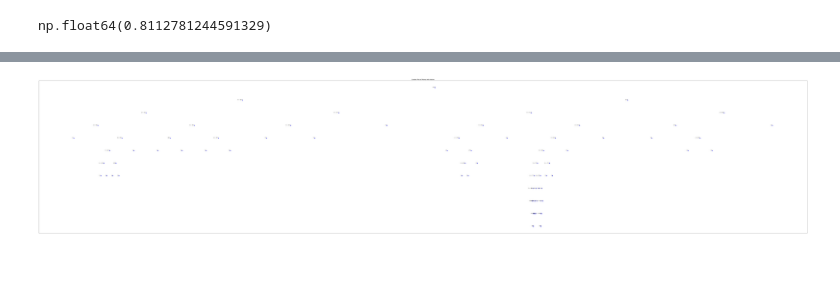
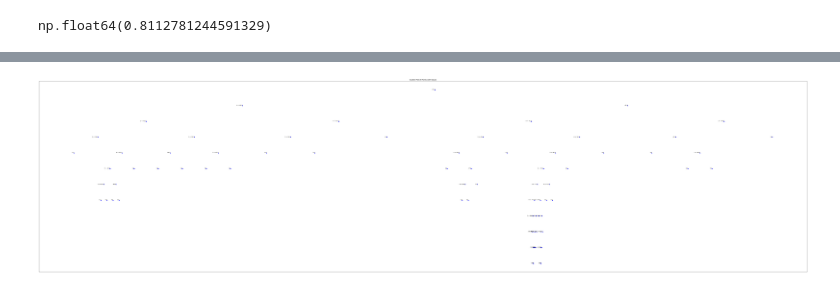
Before and after one commit to dillan-scott/decision-trees-from-scratch, a Jupyter notebook: solution.ipynb, the cells around one changed output, grey strips where cells are left out. Drawn from its saved outputs; the diff is of its cells as text; code cells hidden in the pictures; blank space fills up the shorter version.

```diff
--- a/solution.ipynb
+++ b/solution.ipynb
@@ -171,32 +171,32 @@ def draw_tree(nodes, arrows):
     s = 24
 
     x_coords = [(2*s + 6) * point[0] for point in nodes]
     y_coords = [-point[1] for point in nodes]
     features = [point[2] for point in nodes]
     values = [point[3] for point in nodes]
 
     # Create a scatter plot
-    plt.figure(figsize=(1000, 50))
+    plt.figure(figsize=(100, 25))
     plt.scatter(x_coords, y_coords, color='blue', s=s)
 
     # Annotate each point with its corresponding value
     for i, value in enumerate(values):
         if not features[i]:
             plt.text(x_coords[i], y_coords[i], f'{value}', fontsize=9, ha='right')
         else:
             plt.text(x_coords[i], y_coords[i], f'{features[i]} < {value}', fontsize=9, ha='right')
 
     # Hide x and y axes
     plt.gca().axes.get_xaxis().set_visible(False)
     plt.gca().axes.get_yaxis().set_visible(False)
 
     # Adding title
     plt.title('Scatter Plot of Points with Values')
 
     # Display the plot
     plt.grid(True)
     plt.show()
 
 draw_tree(*layout(*decision_tree_learning(clean_data)))
 # %% [output]
-[figure, old version]
+[figure, new version]
```
